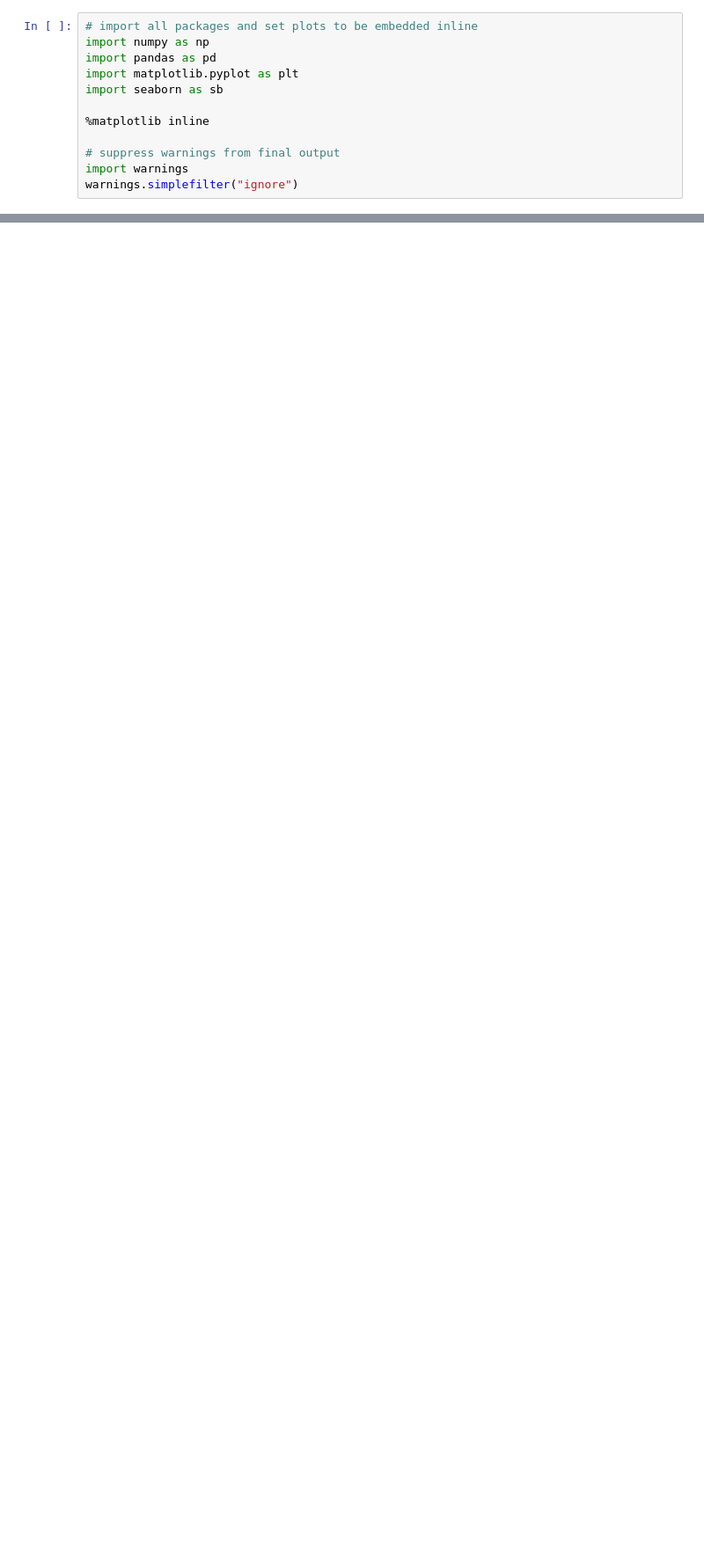
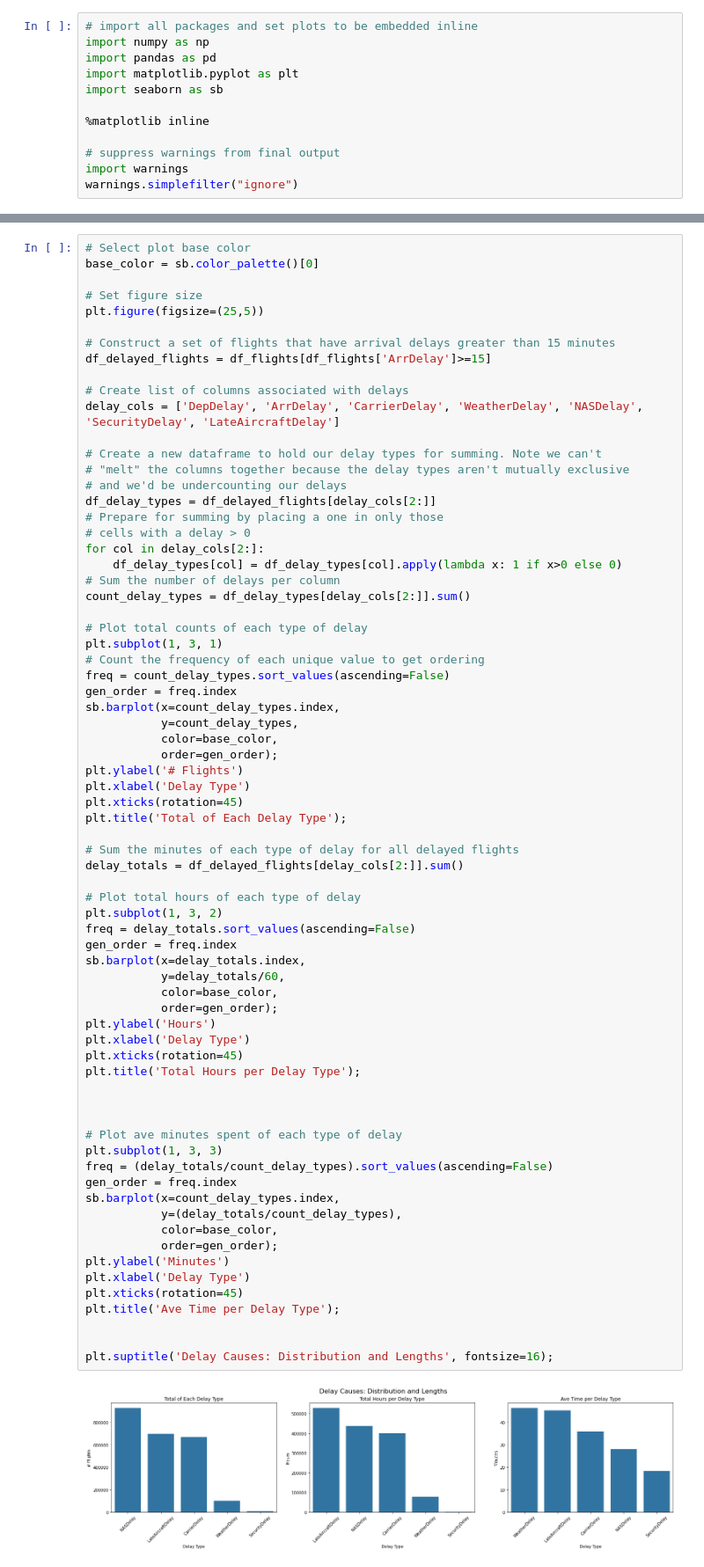
Before and after one commit to maleina/US-Flight-Data, a Jupyter notebook: flight_data_slide_deck.ipynb, the cells around one changed output, grey strips where cells are left out. Shown: that part at 88% size. Saved outputs shown, nothing was run; the diff lists cells and outputs as text; blank space fills up the shorter version.

```diff
--- a/flight_data_slide_deck.ipynb
+++ b/flight_data_slide_deck.ipynb
@@ -50,0 +77,73 @@ before you finish your presentation!
+# %%
+# Select plot base color
+base_color = sb.color_palette()[0]
+
+# Set figure size
+plt.figure(figsize=(25,5))
+
+# Construct a set of flights that have arrival delays greater than 15 minutes
+df_delayed_flights = df_flights[df_flights['ArrDelay']>=15]
+
+# Create list of columns associated with delays
+delay_cols = ['DepDelay', 'ArrDelay', 'CarrierDelay', 'WeatherDelay', 'NASDelay', 'SecurityDelay', 'LateAircraftDelay']
+
+# Create a new dataframe to hold our delay types for summing. Note we can't
+# "melt" the columns together because the delay types aren't mutually exclusive
+# and we'd be undercounting our delays
+df_delay_types = df_delayed_flights[delay_cols[2:]]
+# Prepare for summing by placing a one in only those
+# cells with a delay > 0
+for col in delay_cols[2:]:
+    df_delay_types[col] = df_delay_types[col].apply(lambda x: 1 if x>0 else 0)
+# Sum the number of delays per column
+count_delay_types = df_delay_types[delay_cols[2:]].sum()
+
+# Plot total counts of each type of delay
+plt.subplot(1, 3, 1)
+# Count the frequency of each unique value to get ordering
+freq = count_delay_types.sort_values(ascending=False)
+gen_order = freq.index
+sb.barplot(x=count_delay_types.index,
+           y=count_delay_types,
+           color=base_color,
+           order=gen_order);
+plt.ylabel('# Flights')
+plt.xlabel('Delay Type')
+plt.xticks(rotation=45)
+plt.title('Total of Each Delay Type');
+
+# Sum the minutes of each type of delay for all delayed flights
+delay_totals = df_delayed_flights[delay_cols[2:]].sum()
+
+# Plot total hours of each type of delay
+plt.subplot(1, 3, 2)
+freq = delay_totals.sort_values(ascending=False)
+gen_order = freq.index
+sb.barplot(x=delay_totals.index,
+           y=delay_totals/60,
+           color=base_color,
+           order=gen_order);
+plt.ylabel('Hours')
+plt.xlabel('Delay Type')
+plt.xticks(rotation=45)
+plt.title('Total Hours per Delay Type');
+
+
+
+# Plot ave minutes spent of each type of delay
+plt.subplot(1, 3, 3)
+freq = (delay_totals/count_delay_types).sort_values(ascending=False)
+gen_order = freq.index
+sb.barplot(x=count_delay_types.index,
+           y=(delay_totals/count_delay_types),
+           color=base_color,
+           order=gen_order);
+plt.ylabel('Minutes')
+plt.xlabel('Delay Type')
+plt.xticks(rotation=45)
+plt.title('Ave Time per Delay Type');
+
+
+plt.suptitle('Delay Causes: Distribution and Lengths', fontsize=16);
+# %% [output]
+[figure, added]
```
Also changed, not shown: parts of 38 cells of this notebook, 6 other files.
